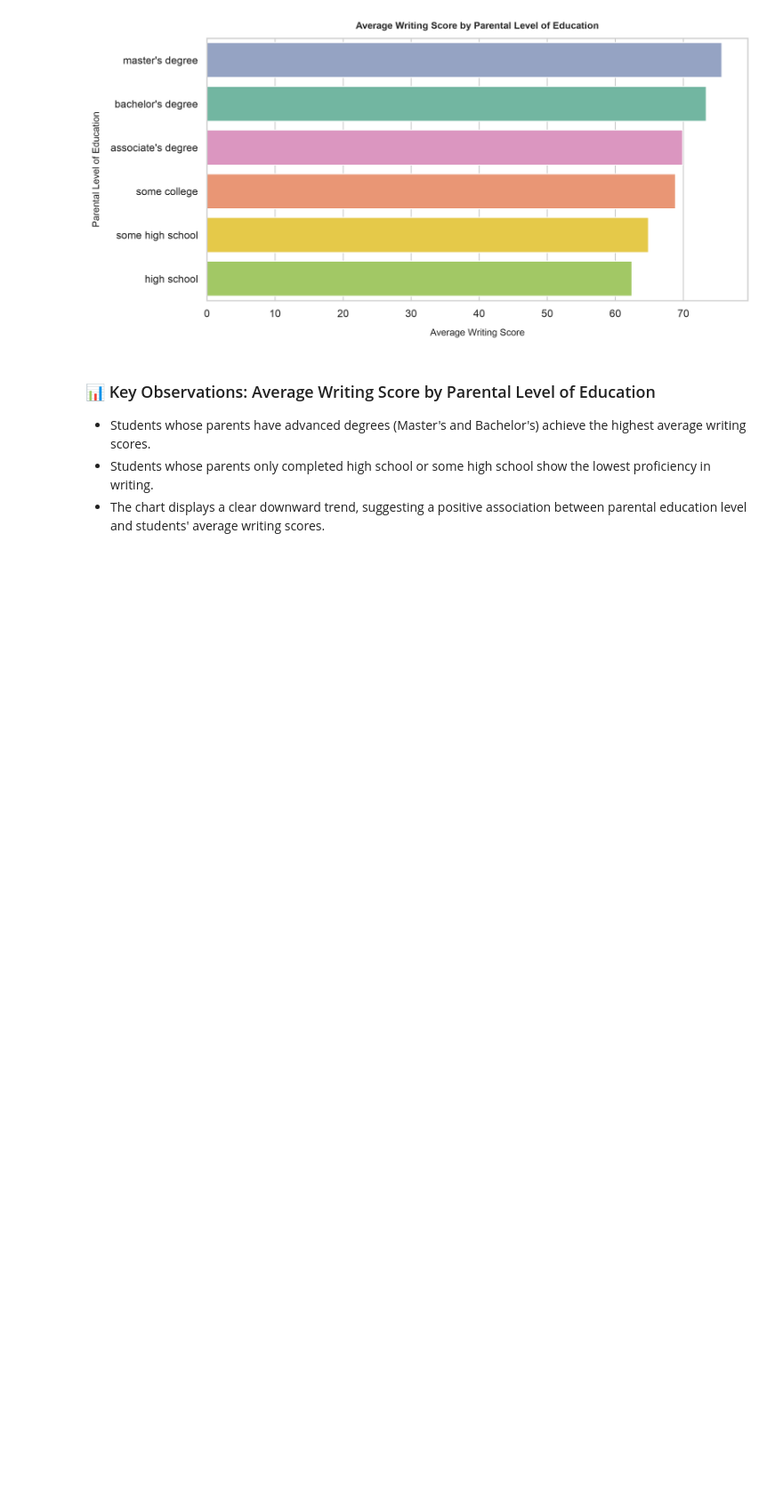
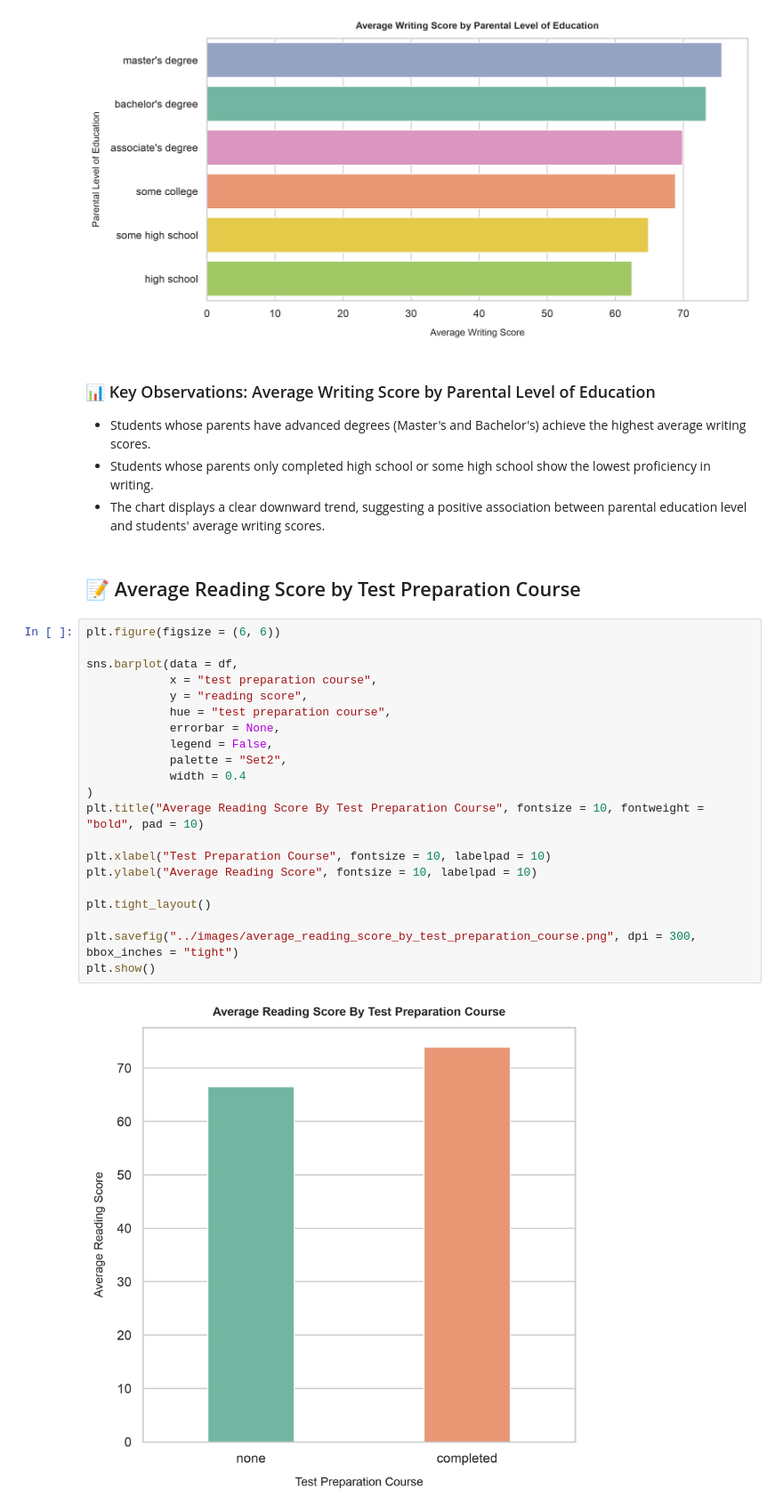
Before and after one commit to Pratyush-Guleria/data-analysis-projects, a Jupyter notebook: project-01-student-performance-analysis/notebooks/01_eda.ipynb, the cells around one changed output. Shown at 89% size. Saved outputs shown, nothing was run; the diff lists cells and outputs as text; blank space fills up the shorter version.

```diff
--- a/project-01-student-performance-analysis/notebooks/01_eda.ipynb
+++ b/project-01-student-performance-analysis/notebooks/01_eda.ipynb
@@ -629,3 +628,28 @@ plt.show()
 * Students whose parents have advanced degrees (Master's and Bachelor's) achieve the highest average writing scores.
 * Students whose parents only completed high school or some high school show the lowest proficiency in writing.
 * The chart displays a clear downward trend, suggesting a positive association between parental education level and students' average writing scores.
+# %% [markdown]
+## 📝 Average Reading Score by Test Preparation Course
+# %%
+plt.figure(figsize = (6, 6))
+
+sns.barplot(data = df,
+            x = "test preparation course",
+            y = "reading score",
+            hue = "test preparation course",
+            errorbar = None,
+            legend = False,
+            palette = "Set2",
+            width = 0.4
+)
+plt.title("Average Reading Score By Test Preparation Course", fontsize = 10, fontweight = "bold", pad = 10)
+
+plt.xlabel("Test Preparation Course", fontsize = 10, labelpad = 10)
+plt.ylabel("Average Reading Score", fontsize = 10, labelpad = 10)
+
+plt.tight_layout()
+
+plt.savefig("../images/average_reading_score_by_test_preparation_course.png", dpi = 300, bbox_inches = "tight")
+plt.show()
+# %% [output]
+[figure, added]
```
Also changed, not shown: parts of 5 cells of this notebook.
